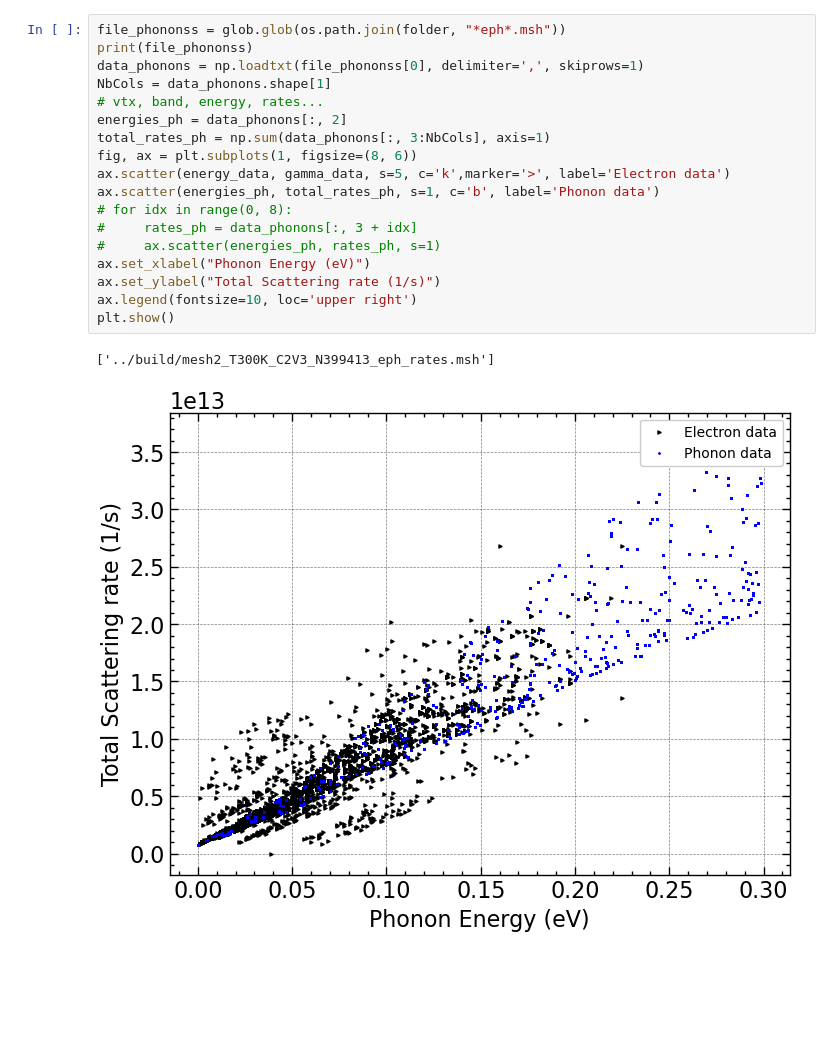
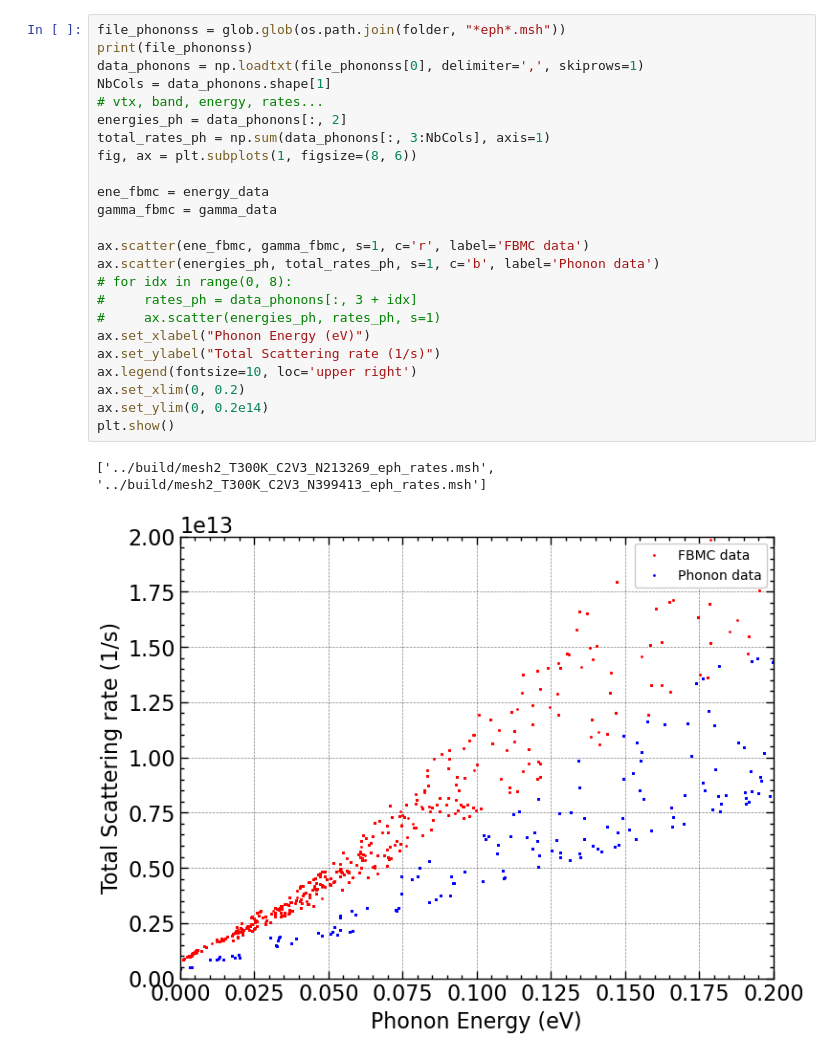
Before and after one commit to RemiHelleboid/UltimateEPM, a Jupyter notebook: python/test.ipynb, the cells around one changed output. Saved outputs shown, nothing was run; the diff lists cells and outputs as text; blank space fills up the shorter version.

```diff
--- a/python/test.ipynb
+++ b/python/test.ipynb
@@ -56,21 +95,27 @@ plt.show()
 # %%
 file_phononss = glob.glob(os.path.join(folder, "*eph*.msh"))
 print(file_phononss)
 data_phonons = np.loadtxt(file_phononss[0], delimiter=',', skiprows=1)
 NbCols = data_phonons.shape[1]
 # vtx, band, energy, rates...
 energies_ph = data_phonons[:, 2]
 total_rates_ph = np.sum(data_phonons[:, 3:NbCols], axis=1)
 fig, ax = plt.subplots(1, figsize=(8, 6))
-ax.scatter(energy_data, gamma_data, s=5, c='k',marker='>', label='Electron data')
+
+ene_fbmc = energy_data
+gamma_fbmc = gamma_data
+
+ax.scatter(ene_fbmc, gamma_fbmc, s=1, c='r', label='FBMC data')
 ax.scatter(energies_ph, total_rates_ph, s=1, c='b', label='Phonon data')
 # for idx in range(0, 8):
 #     rates_ph = data_phonons[:, 3 + idx]
 #     ax.scatter(energies_ph, rates_ph, s=1)
 ax.set_xlabel("Phonon Energy (eV)")
 ax.set_ylabel("Total Scattering rate (1/s)")
 ax.legend(fontsize=10, loc='upper right')
+ax.set_xlim(0, 0.2)
+ax.set_ylim(0, 0.2e14)
 plt.show()
 # %% [output]
-['../build/mesh2_T300K_C2V3_N399413_eph_rates.msh']
+['../build/mesh2_T300K_C2V3_N213269_eph_rates.msh', '../build/mesh2_T300K_C2V3_N399413_eph_rates.msh']
-[figure, old version]
+[figure, new version]
```
Also changed, not shown: parts of 5 cells of this notebook, 26 other files.
